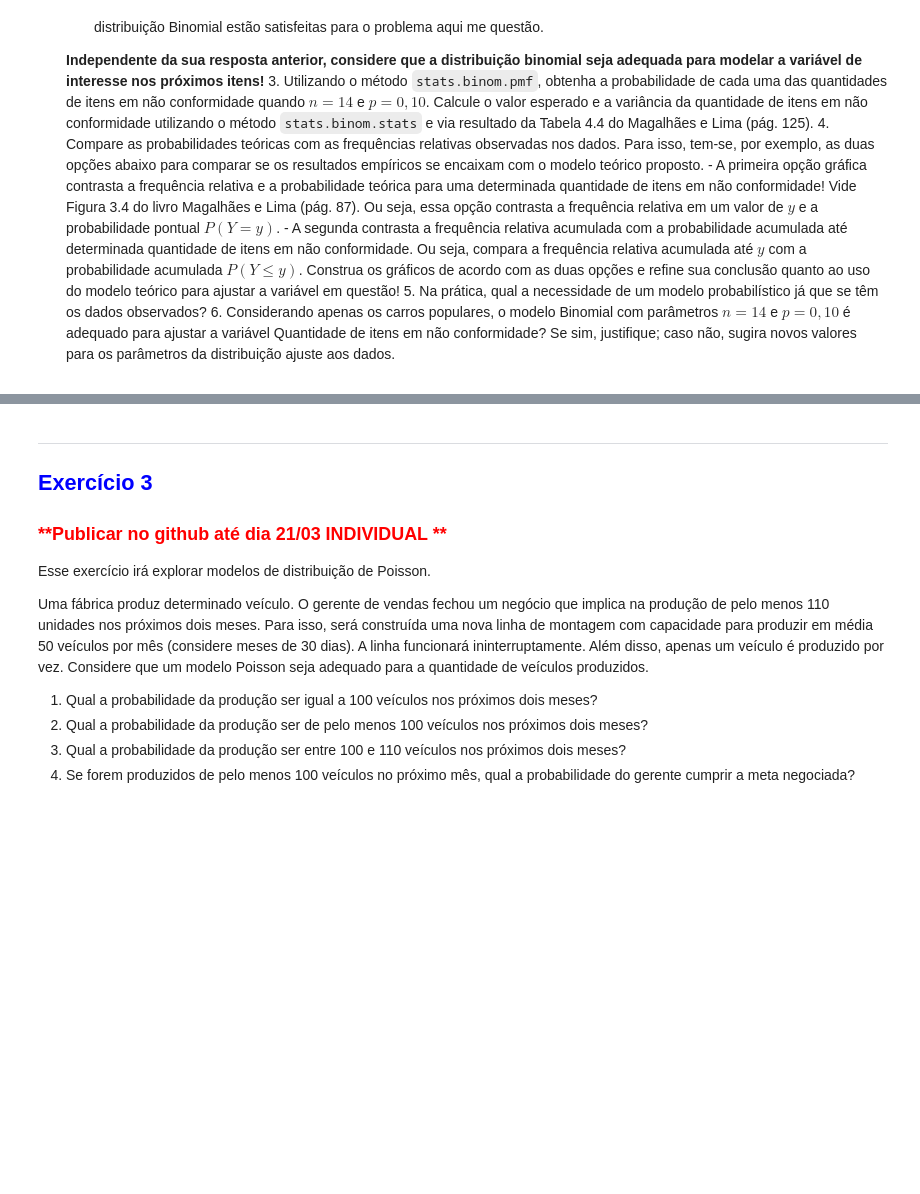
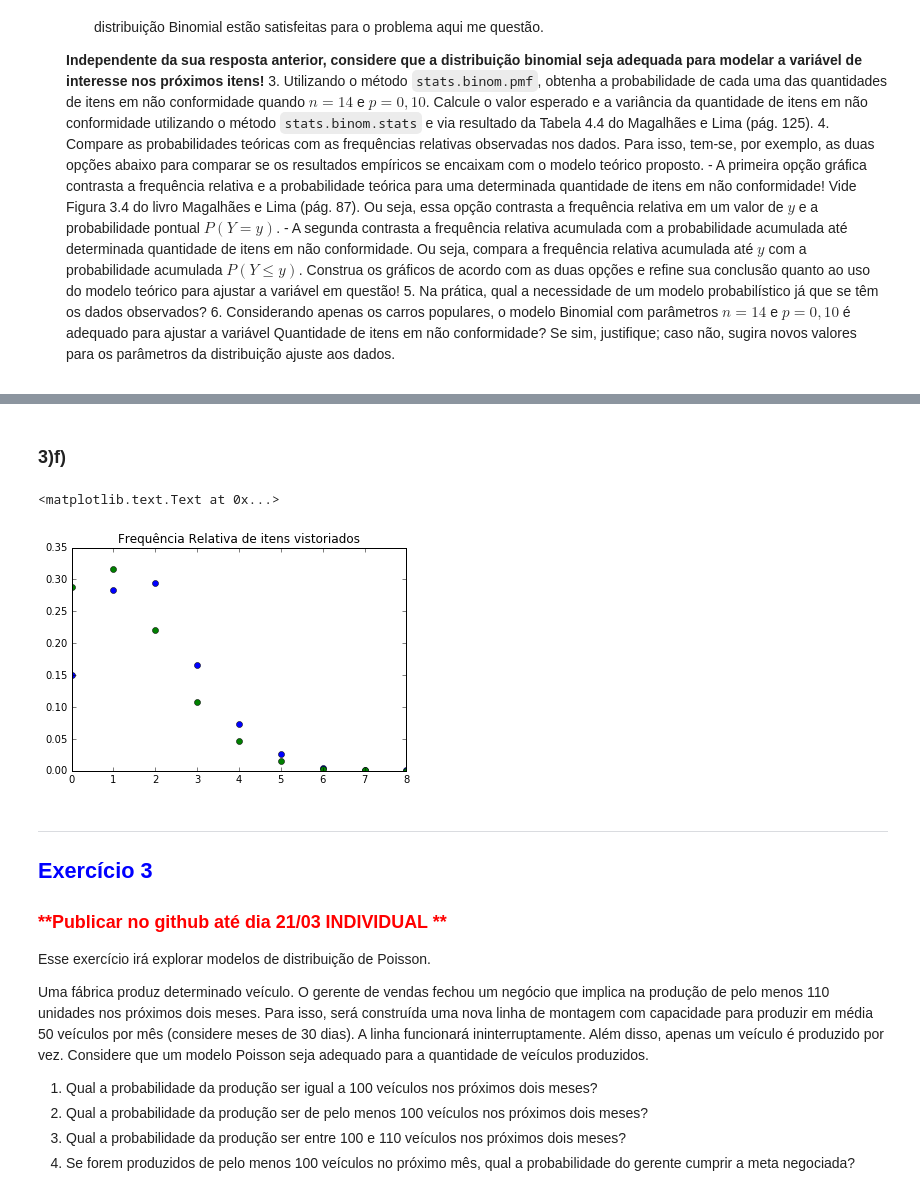
Before and after one commit to brunodratcu/CD1S17, a Jupyter notebook: Aula10/Aula10 Atividade Modelos probabilísticos discretos.ipynb, the cells around one changed output, grey strips where cells are left out. Saved outputs shown, nothing was run; the diff lists cells and outputs as text; code cells hidden in the pictures; blank space fills up the shorter version.

```diff
--- a/Aula10/Aula10 Atividade Modelos probabilísticos discretos.ipynb
+++ b/Aula10/Aula10 Atividade Modelos probabilísticos discretos.ipynb
@@ -241,0 +264,3 @@ OSError: File b'Carros.txt' does not exist
+# %%
+popular = carros[carros.Tipo == 1]
+nao_popular = carros[carros.Tipo ==2]
@@ -242,3 +365,13 @@ OSError: File b'Carros.txt' does not exist
+# %% [markdown]
+### 3)f)
+# %%
+carros_populares = popular["Quantidade"].value_counts(True)
+plot = plt.plot(carros_populares, "o")
+plot = plt.plot(freq, "o")
+plt.title("Frequência Relativa de itens vistoriados")
+# %% [output]
+<matplotlib.text.Text at 0x...>
+[figure, added]
 # %% [markdown]
 ___
 ## <font color='blue'>Exercício 3</font>
```
Also changed, not shown: parts of 14 cells of this notebook, 1 other file.
